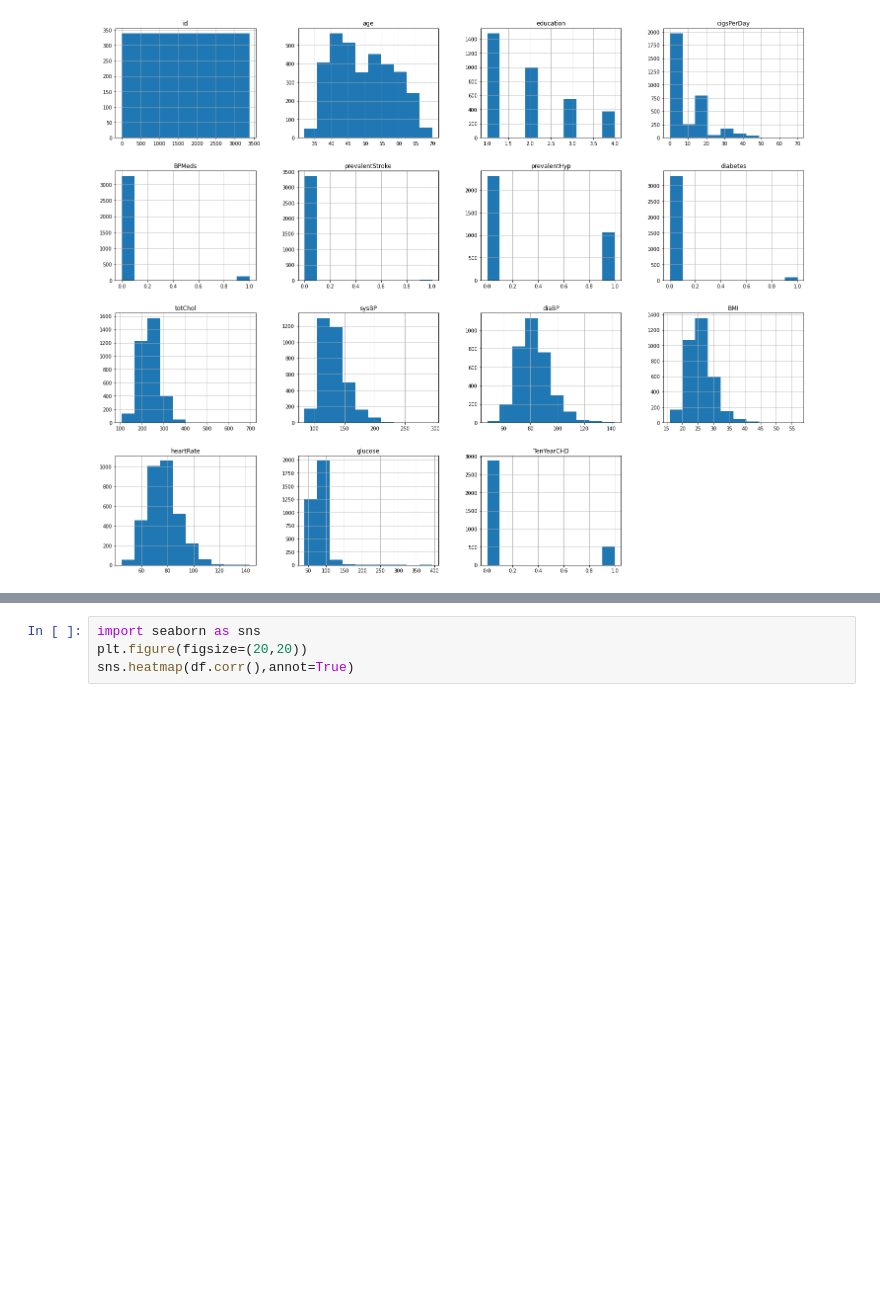
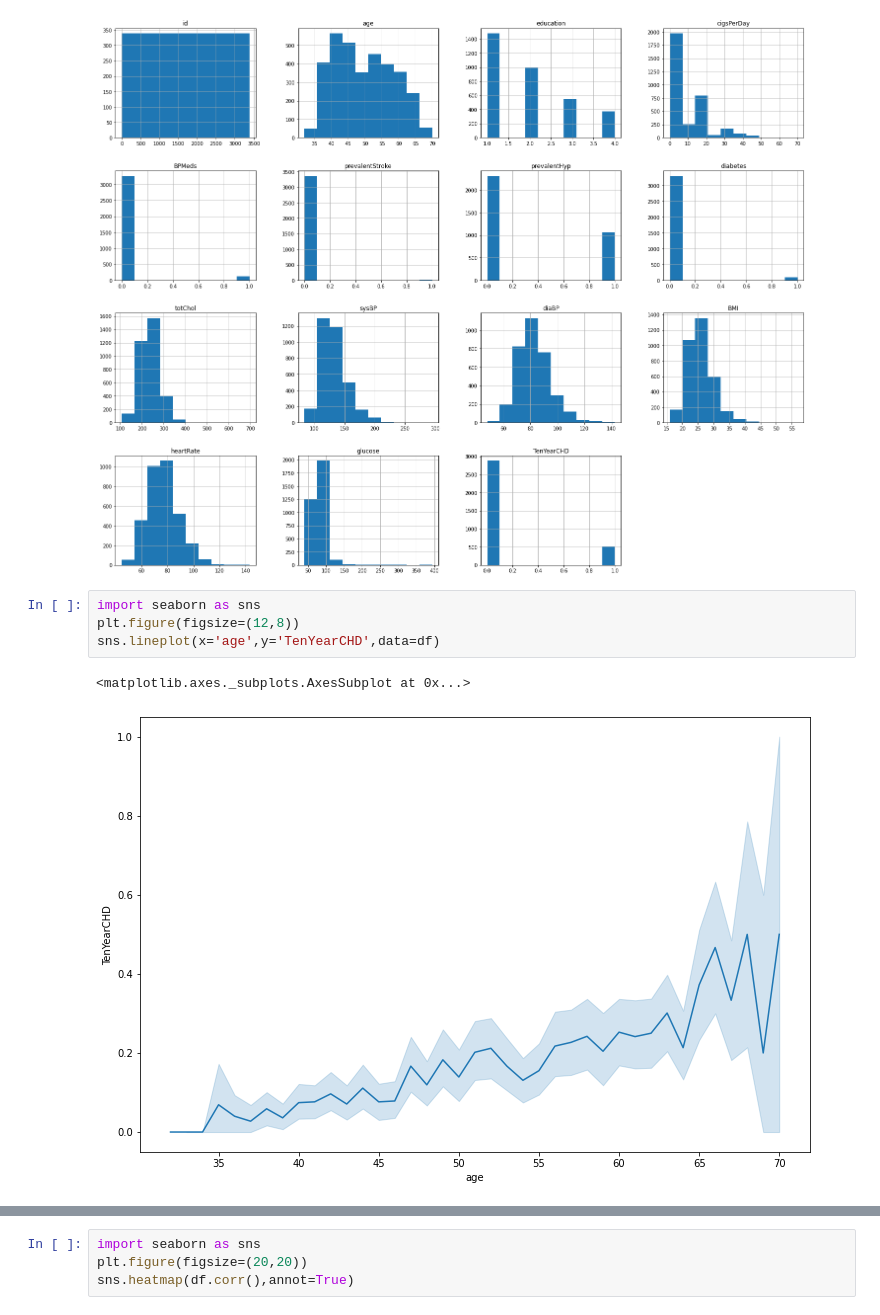
Before and after one commit to amalmon/cardio-vascular-risk-prediction, a Jupyter notebook: cardio_vascular_risk_prediction_individual_notebook_by_AMAL.ipynb, the cells around one changed output, grey strips where cells are left out. Drawn from its saved outputs; the diff is of its cells as text; blank space fills up the shorter version.

```diff
--- a/cardio_vascular_risk_prediction_individual_notebook_by_AMAL.ipynb
+++ b/cardio_vascular_risk_prediction_individual_notebook_by_AMAL.ipynb
@@ -305,3 +303,10 @@ df.hist(figsize=[25,20])
 plt.show()
 # %% [output]
 [figure]
+# %%
+import seaborn as sns
+plt.figure(figsize=(12,8))
+sns.lineplot(x='age',y='TenYearCHD',data=df)
+# %% [output]
+<matplotlib.axes._subplots.AxesSubplot at 0x...>
+[figure, added]
```
Also changed, not shown: parts of 12 cells of this notebook.
